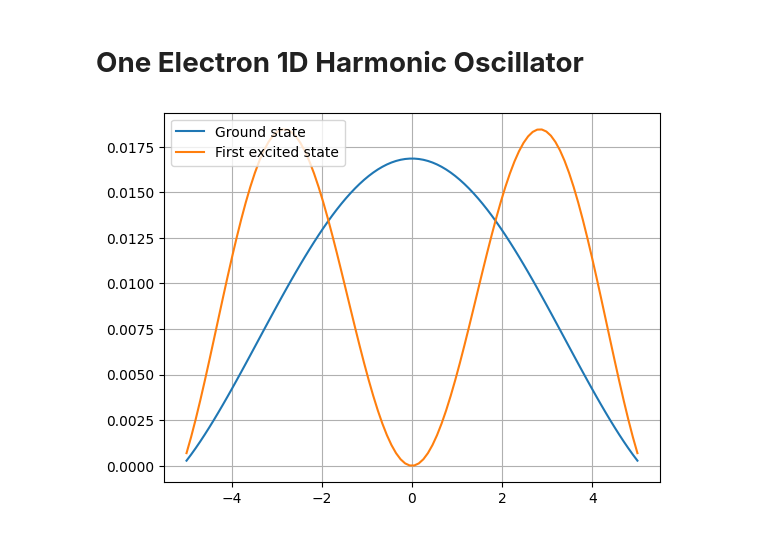
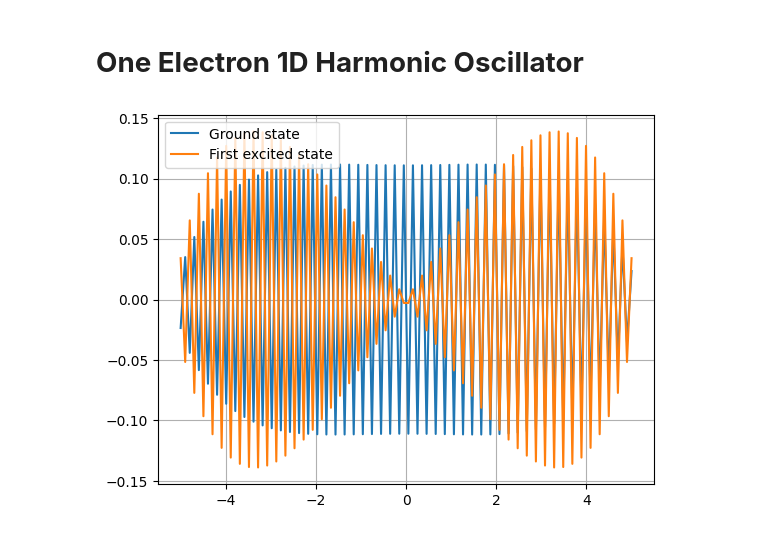
Before and after one commit to ananthapadmanabhan18/P452_Computational_Physics, a Jupyter notebook: Term_Project/Solution.ipynb, the cells around one changed output. Drawn from its saved outputs; the diff is of its cells as text; code cells hidden in the pictures.

```diff
--- a/Term_Project/Solution.ipynb
+++ b/Term_Project/Solution.ipynb
@@ -9,39 +9,37 @@ T=[[0 for i in range(n)] for i in range(n)]
 V=[[0 for i in range(n)] for i in range(n)]
 H=[[0 for i in range(n)] for i in range(n)]
 x_i=-5
 x_f=5
 xlist=[]
 mu=1
 k=1
 delta = (x_f-x_i)/(n-1)
 for i in range(len(T)):
-    for j in range(len(T)):
+    for j in range(len(T[i])):
             if i==j:
                 V[i][j]=(0.5)*k*(x_i**2)
                 T[i][j]= (np.pi**2)/(6*mu*(delta**2))
             else:
                 V[i][j]=0
                 T[i][j]=((-1)**(i-j))/(((i-j)**2)*mu*(delta**2))
     xlist.append(x_i)
     x_i+=delta
 
 for i in range(len(T)):
-     for j in range(len(T)):
+     for j in range(len(T[i])):
          H[i][j]=T[i][j]+V[i][j]
 
 
-eigen_values, eigen_vectors = np.linalg.eig(T)
+eigen_values, eigen_vectors = np.linalg.eig(H)
+
+# print(eigen_vectors)
+
 import matplotlib.pyplot as plt
-
-for i in range(len(eigen_vectors[:,0])):
-    eigen_vectors[:,0][i]=eigen_vectors[:,0][i]**2
-    eigen_vectors[:,1][i]=eigen_vectors[:,1][i]**2
 plt.plot(xlist,eigen_vectors[:,0],label='Ground state')
 plt.plot(xlist,eigen_vectors[:,1],label='First excited state')
 plt.grid()
 plt.legend()
 plt.legend(loc='upper left')
-
 plt.show()
 # %% [output]
-[figure, old version]
+[figure, new version]
```
